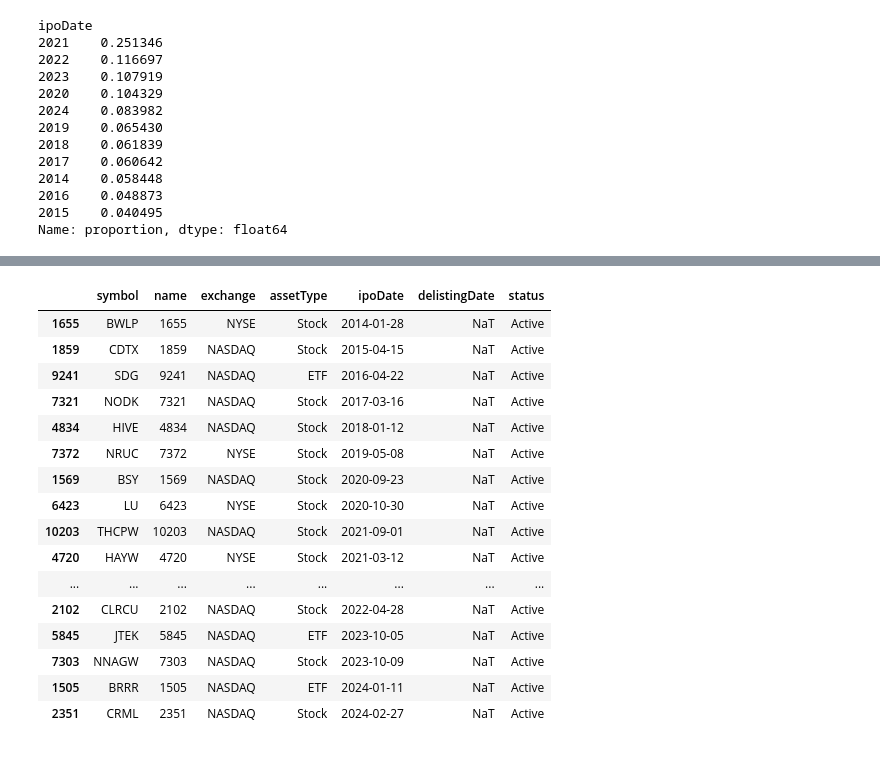
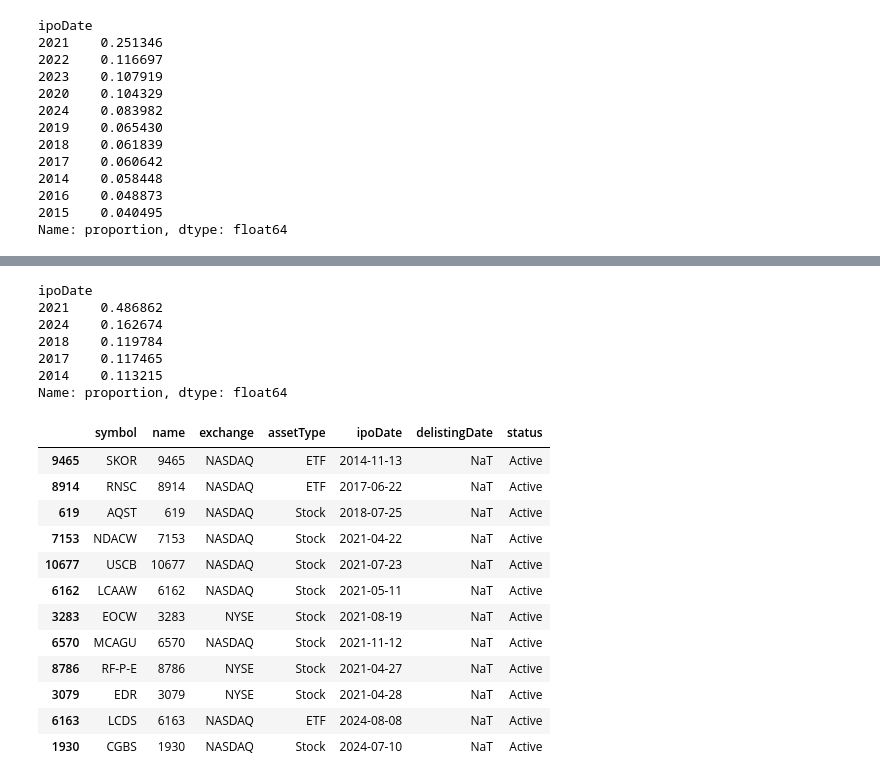
Before and after one commit to ramonbezerra/playground-python-data, a Jupyter notebook: 13_Data_Wrangling_I.ipynb, the cells around one changed output, grey strips where cells are left out. Cells and saved outputs as stored; diff of their text form; code cells hidden in the pictures.

```diff
--- a/13_Data_Wrangling_I.ipynb
+++ b/13_Data_Wrangling_I.ipynb
@@ -360,3 +360,6 @@ ipoDate
 2016    0.048873
 2015    0.040495
 Name: proportion, dtype: float64
+# %%
+five_year = five_year_rate.sample(5)
+five_year
@@ -362,0 +374,3 @@ Name: proportion, dtype: float64
+# %%
+five_year_df.drop(five_year_df[five_year_df.ipoDate.dt.year.isin([2015,2016,2019,2020,2022,2023])].index, inplace=True)
+five_year_df
@@ -363,24 +395,31 @@ Name: proportion, dtype: float64
+# %%
+five_year_rate = five_year_df.ipoDate.dt.year.value_counts(normalize=True)
+five_year_rate
+# %% [output]
+ipoDate
+2021    0.486862
+2024    0.162674
+2018    0.119784
+2017    0.117465
+2014    0.113215
+Name: proportion, dtype: float64
 # %%
-five_year_sample = five_year_df.groupby(five_year_df.ipoDate.dt.year).apply(lambda x: x.sample(int(25 * five_year_rate[x.name]))).droplevel('ipoDate')
+five_year_sample = five_year_df.groupby(five_year_df.ipoDate.dt.year).apply(lambda x: x.sample(int(30 * five_year[x.name]))).droplevel('ipoDate')
 five_year_sample
 # %% [output]
 |  | symbol | name | exchange | assetType | ipoDate | delistingDate | status |
-| 1655 | BWLP | 1655 | NYSE | Stock | 2014-01-28 | NaT | Active |
-| 1859 | CDTX | 1859 | NASDAQ | Stock | 2015-04-15 | NaT | Active |
-| 9241 | SDG | 9241 | NASDAQ | ETF | 2016-04-22 | NaT | Active |
-| 7321 | NODK | 7321 | NASDAQ | Stock | 2017-03-16 | NaT | Active |
-| 4834 | HIVE | 4834 | NASDAQ | Stock | 2018-01-12 | NaT | Active |
-| 7372 | NRUC | 7372 | NYSE | Stock | 2019-05-08 | NaT | Active |
-| 1569 | BSY | 1569 | NASDAQ | Stock | 2020-09-23 | NaT | Active |
-| 6423 | LU | 6423 | NYSE | Stock | 2020-10-30 | NaT | Active |
-| 10203 | THCPW | 10203 | NASDAQ | Stock | 2021-09-01 | NaT | Active |
-| 4720 | HAYW | 4720 | NYSE | Stock | 2021-03-12 | NaT | Active |
-| ... | ... | ... | ... | ... | ... | ... | ... |
-| 2102 | CLRCU | 2102 | NASDAQ | Stock | 2022-04-28 | NaT | Active |
-| 5845 | JTEK | 5845 | NASDAQ | ETF | 2023-10-05 | NaT | Active |
-| 7303 | NNAGW | 7303 | NASDAQ | Stock | 2023-10-09 | NaT | Active |
-| 1505 | BRRR | 1505 | NASDAQ | ETF | 2024-01-11 | NaT | Active |
-| 2351 | CRML | 2351 | NASDAQ | Stock | 2024-02-27 | NaT | Active |
+| 9465 | SKOR | 9465 | NASDAQ | ETF | 2014-11-13 | NaT | Active |
+| 8914 | RNSC | 8914 | NASDAQ | ETF | 2017-06-22 | NaT | Active |
+| 619 | AQST | 619 | NASDAQ | Stock | 2018-07-25 | NaT | Active |
+| 7153 | NDACW | 7153 | NASDAQ | Stock | 2021-04-22 | NaT | Active |
+| 10677 | USCB | 10677 | NASDAQ | Stock | 2021-07-23 | NaT | Active |
+| 6162 | LCAAW | 6162 | NASDAQ | Stock | 2021-05-11 | NaT | Active |
+| 3283 | EOCW | 3283 | NYSE | Stock | 2021-08-19 | NaT | Active |
+| 6570 | MCAGU | 6570 | NASDAQ | Stock | 2021-11-12 | NaT | Active |
+| 8786 | RF-P-E | 8786 | NYSE | Stock | 2021-04-27 | NaT | Active |
+| 3079 | EDR | 3079 | NYSE | Stock | 2021-04-28 | NaT | Active |
+| 6163 | LCDS | 6163 | NASDAQ | ETF | 2024-08-08 | NaT | Active |
+| 1930 | CGBS | 1930 | NASDAQ | Stock | 2024-07-10 | NaT | Active |
 # %%
 five_year_sample['dividends_last_5_years'] = five_year_sample.apply(lambda x: get_dividends_by_period('5y', x.symbol), axis=1)
 five_year_sample
```
Also changed, not shown: parts of 3 cells of this notebook, 1 other file.
